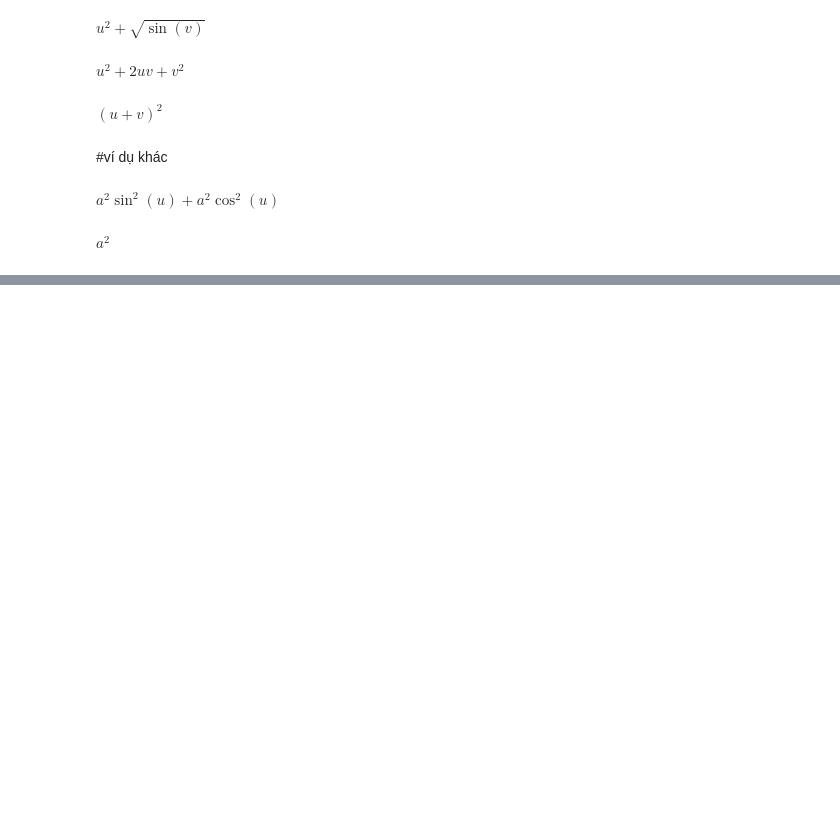
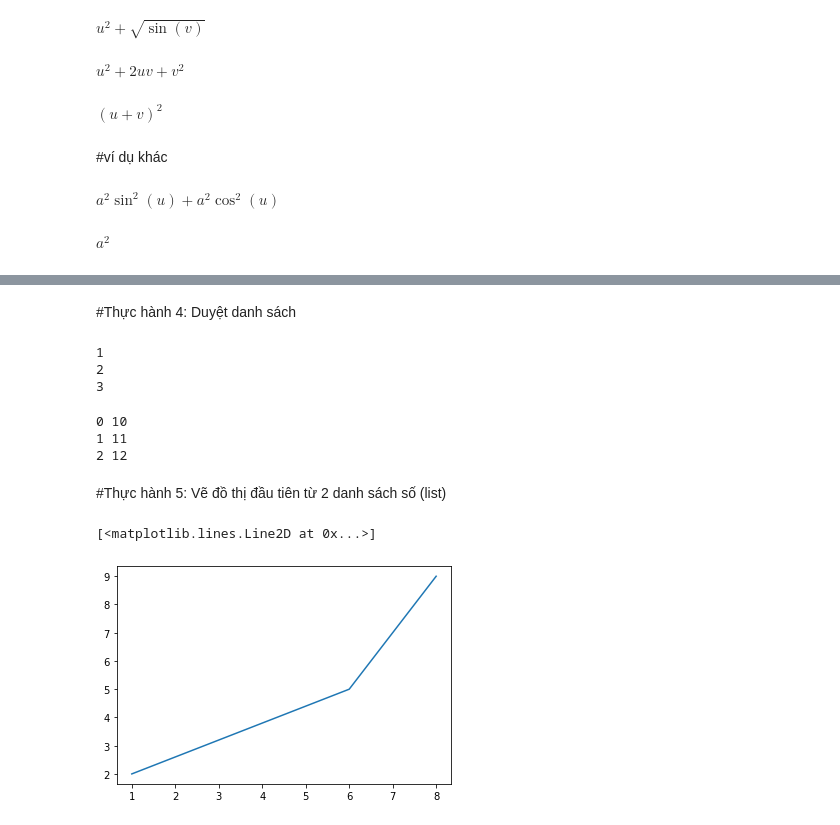
Before and after one commit to Thaitam/ThuchanhtoanCC, a Jupyter notebook: chuong_2.ipynb, the cells around one changed output, grey strips where cells are left out. Saved outputs shown, nothing was run; the diff lists cells and outputs as text; code cells hidden in the pictures; blank space fills up the shorter version.

```diff
--- a/chuong_2.ipynb
+++ b/chuong_2.ipynb
@@ -76,0 +93,29 @@ $\displaystyle a^{2}$
+# %% [markdown]
+#Thực hành 4: Duyệt danh sách
+# %%
+ds = [1, 2, 3]
+for so in ds:
+  print(so)
+# %% [output]
+1
+2
+3
+# %%
+ds = [10, 11, 12]
+for chiso, giatri in enumerate(ds):
+  print(chiso, giatri)
+# %% [output]
+0 10
+1 11
+2 12
+# %% [markdown]
+#Thực hành 5: Vẽ đồ thị đầu tiên từ 2 danh sách số (list)
+# %%
+from pylab import plot,show
+x = [1, 6, 8]
+y = [2, 5, 9]
+# %%
+plot(x,y)
+# %% [output]
+[<matplotlib.lines.Line2D at 0x...>]
+[figure, added]
```
Also changed, not shown: parts of 21 cells of this notebook.
